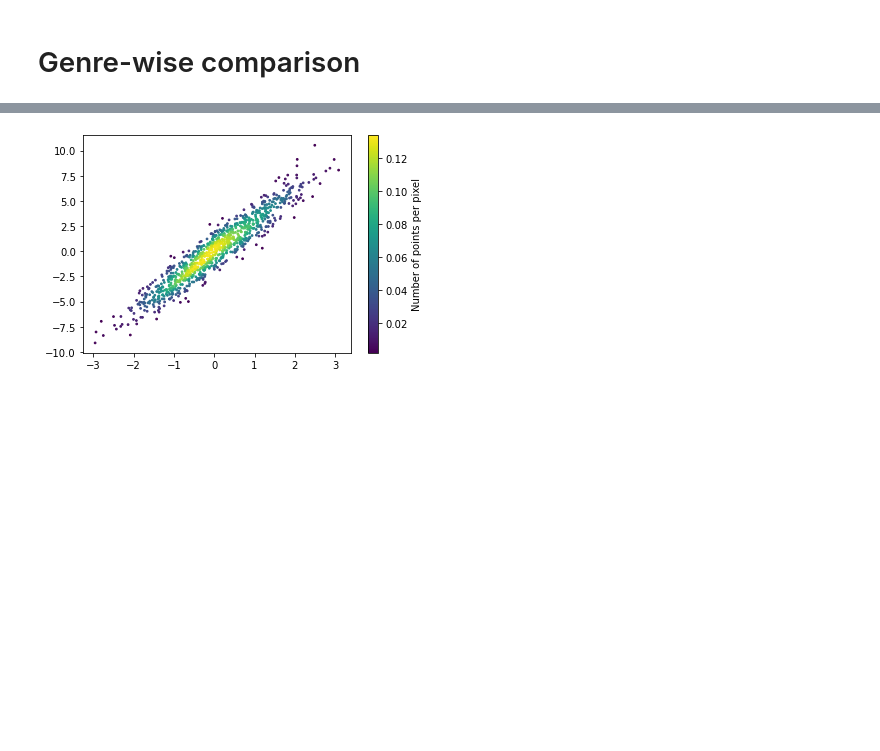
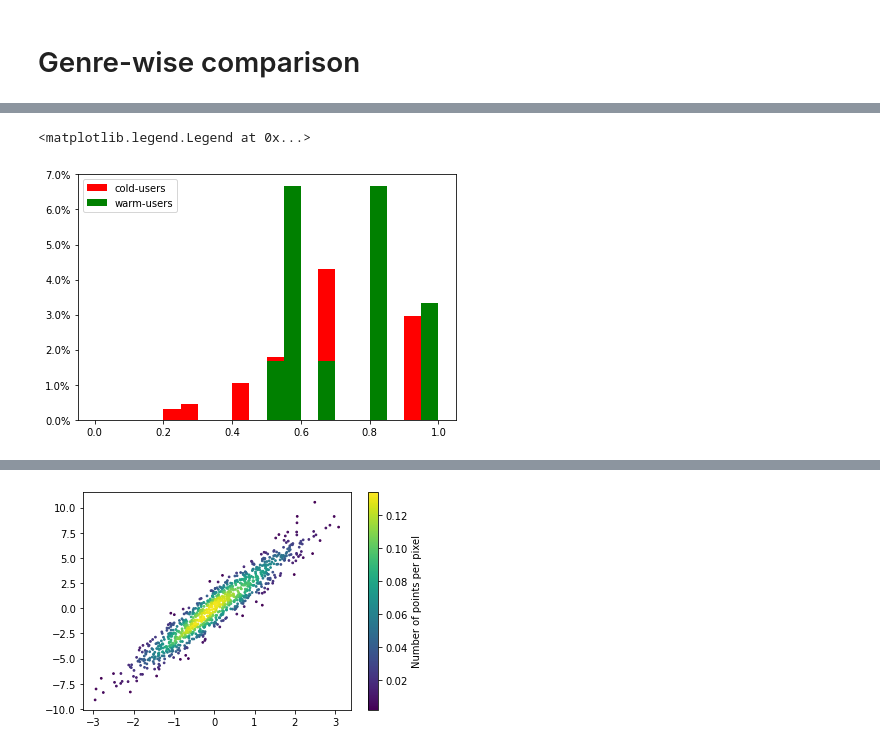
Before and after one commit to MinSeok-Pons-Kim/MELU_pytorch, a Jupyter notebook: movielens/ml-1m/data_analysis_freq-Copy1.ipynb, the cells around one changed output, grey strips where cells are left out. Cells and saved outputs as stored; diff of their text form; code cells hidden in the pictures; blank space fills up the shorter version.

```diff
--- a/movielens/ml-1m/data_analysis_freq-Copy1.ipynb
+++ b/movielens/ml-1m/data_analysis_freq-Copy1.ipynb
@@ -1030,0 +1432,12 @@ Get recommendation list,
+# %%
+from matplotlib import colors
+from matplotlib.ticker import PercentFormatter
+import matplotlib.pyplot as plt
+fig, ax = plt.subplots(1, 1, tight_layout=True)
+ax.hist((user_pop_cnt.sum()/user_pop_cnt.count())[warm_u_score_test.user_id.unique()][(warm_u_score_test.groupby(['user_id']).count()< 50).any(axis=1).values], color='red' , bins=20, density=True, range=(0,1), label='cold-users')
+ax.hist((user_pop_cnt.sum()/user_pop_cnt.count())[warm_u_score_test.user_id.unique()][(warm_u_score_test.groupby(['user_id']).count()> 1000).any(axis=1).values], color='green', bins=20, density=True, range=(0,1), label='warm-users')
+ax.yaxis.set_major_formatter(PercentFormatter())
+ax.legend(loc='upper left')
+# %% [output]
+<matplotlib.legend.Legend at 0x...>
+[figure, added]
```
Also changed, not shown: parts of 79 cells of this notebook, 6 other files.
